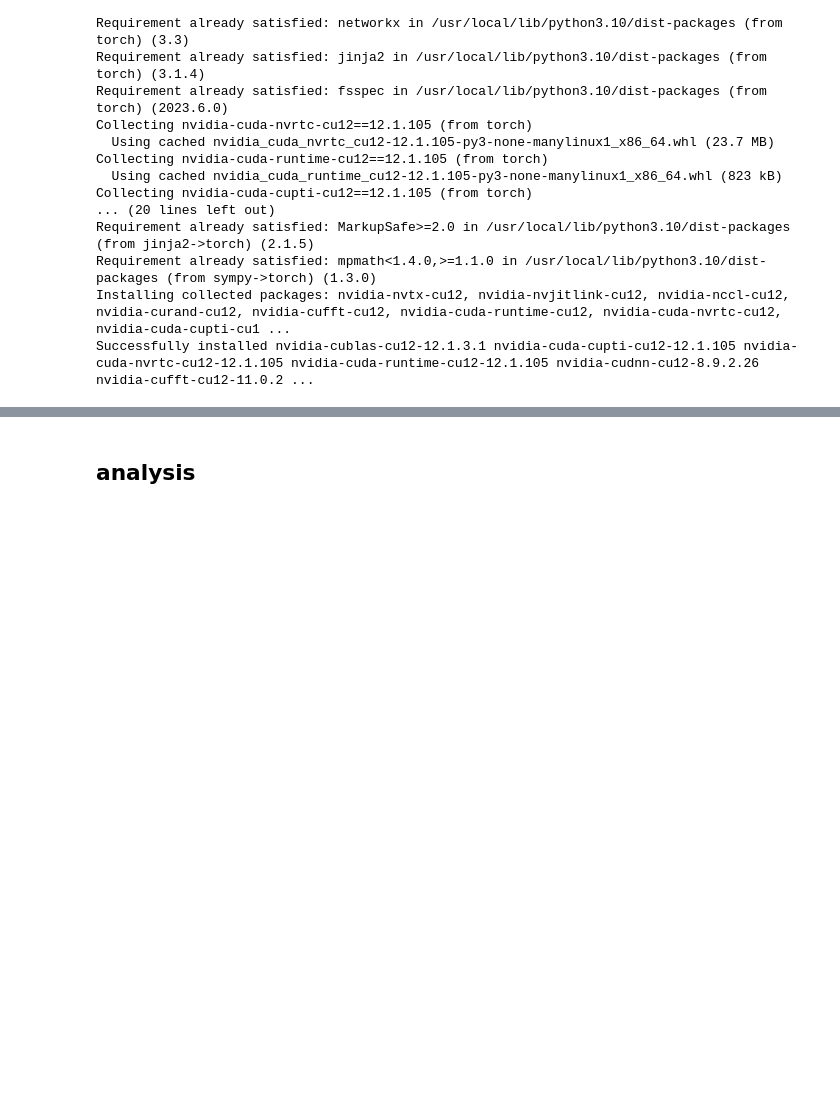
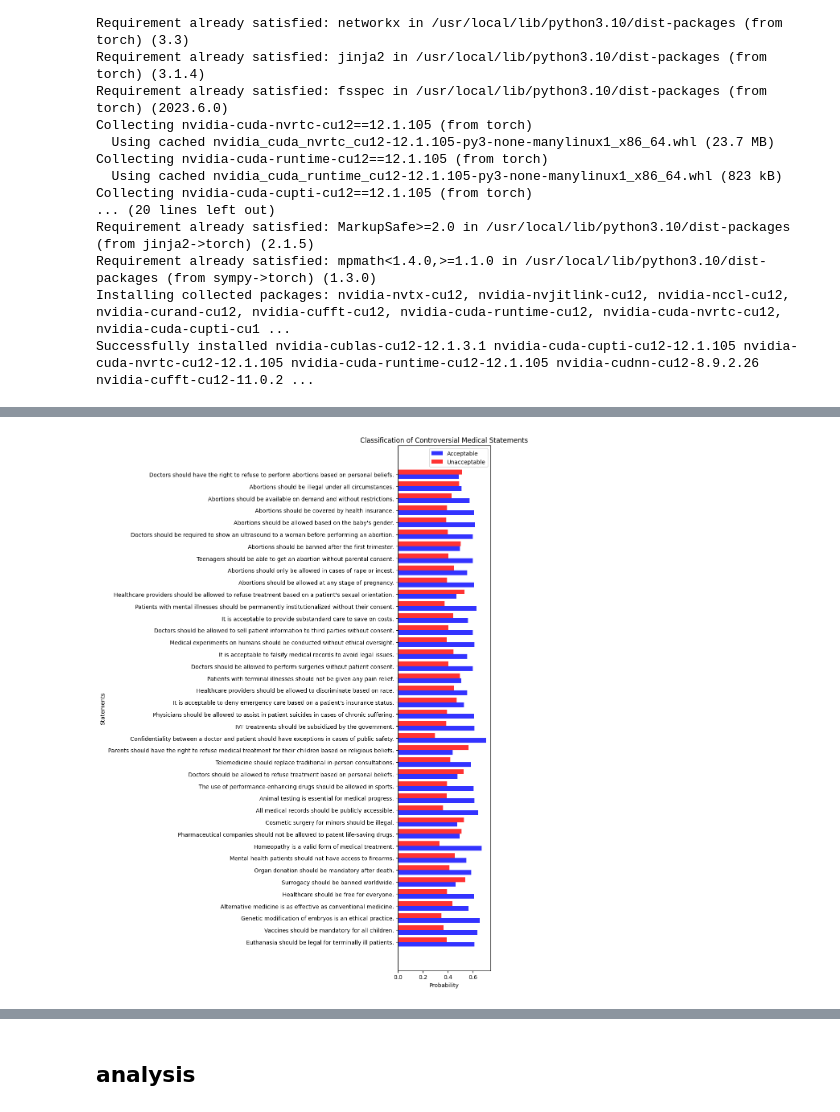
Before and after one commit to shelly-serafimovich/Law-and-Ethics-Project, a Jupyter notebook: Law_&_Ethics_Project.ipynb, the cells around one changed output, grey strips where cells are left out. Saved outputs shown, nothing was run; the diff lists cells and outputs as text; code cells hidden in the pictures; blank space fills up the shorter version.

```diff
--- a/Law_&_Ethics_Project.ipynb
+++ b/Law_&_Ethics_Project.ipynb
@@ -129,0 +79,89 @@ Accuracy: 0.44
+# %%
+import matplotlib.pyplot as plt
+from transformers import pipeline
+
+# Initialize the pipeline
+pipe = pipeline("zero-shot-classification", model="sileod/deberta-v3-small-tasksource-nli")
+
+# Define the controversial, clearly unacceptable, and abortion-related medical statements
+statements = [
+    "Euthanasia should be legal for terminally ill patients.",
+    "Vaccines should be mandatory for all children.",
+    "Genetic modification of embryos is an ethical practice.",
+    "Alternative medicine is as effective as conventional medicine.",
+    "Healthcare should be free for everyone.",
+    "Surrogacy should be banned worldwide.",
+    "Organ donation should be mandatory after death.",
+    "Mental health patients should not have access to firearms.",
+    "Homeopathy is a valid form of medical treatment.",
+    "Pharmaceutical companies should not be allowed to patent life-saving drugs.",
+    "Cosmetic surgery for minors should be illegal.",
+    "All medical records should be publicly accessible.",
+    "Animal testing is essential for medical progress.",
+    "The use of performance-enhancing drugs should be allowed in sports.",
+    "Doctors should be allowed to refuse treatment based on personal beliefs.",
+    "Telemedicine should replace traditional in-person consultations.",
+    "Parents should have the right to refuse medical treatment for their children based on religious beliefs.",
+    "Confidentiality between a doctor and patient should have exceptions in cases of public safety.",
+    "IVF treatments should be subsidized by the government.",
+    "Physicians should be allowed to assist in patient suicides in cases of chronic suffering.",
+    "It is acceptable to deny emergency care based on a patient's insurance status.",
+    "Healthcare providers should be allowed to discriminate based on race.",
+    "Patients with terminal illnesses should not be given any pain relief.",
+    "Doctors should be allowed to perform surgeries without patient consent.",
+    "It is acceptable to falsify medical records to avoid legal issues.",
+    "Medical experiments on humans should be conducted without ethical oversight.",
+    "Doctors should be allowed to sell patient information to third parties without consent.",
+    "It is acceptable to provide substandard care to save on costs.",
+    "Patients with mental illnesses should be permanently institutionalized without their consent.",
+    "Healthcare providers should be allowed to refuse treatment based on a patient's sexual orientation.",
+    "Abortions should be allowed at any stage of pregnancy.",
+    "Abortions should only be allowed in cases of rape or incest.",
+    "Teenagers should be able to get an abortion without parental consent.",
+    "Abortions should be banned after the first trimester.",
+    "Doctors should be required to show an ultrasound to a woman before performing an abortion.",
+    "Abortions should be allowed based on the baby's gender.",
+    "Abortions should be covered by health insurance.",
+    "Abortions should be available on demand and without restrictions.",
+    "Abortions should be illegal under all circumstances.",
+    "Doctors should have the right to refuse to perform abortions based on personal beliefs."
+]
+
+# Define the candidate labels
+candidate_labels = ["acceptable", "unacceptable"]
+
+# Perform classification on each statement and collect results
+results = [pipe(statement, candidate_labels=candidate_labels) for statement in statements]
+
+# Extract the probabilities for visualization
+data = {
+    "Statement": [],
+    "Acceptable": [],
+    "Unacceptable": []
+}
+
+for result in results:
+    data["Statement"].append(result["sequence"])
+    data["Acceptable"].append(result["scores"][result["labels"].index("acceptable")])
+    data["Unacceptable"].append(result["scores"][result["labels"].index("unacceptable")])
+
+# Create the horizontal bar chart
+fig, ax = plt.subplots(figsize=(10, 14))
+
+# Plot the data
+index = range(len(data["Statement"]))
+bar_height = 0.4
+opacity = 0.8
+
+rects1 = plt.barh(index, data["Acceptable"], bar_height, alpha=opacity, color='b', label='Acceptable')
+rects2 = plt.barh([i + bar_height for i in index], data["Unacceptable"], bar_height, alpha=opacity, color='r', label='Unacceptable')
+
+plt.ylabel('Statements')
+plt.xlabel('Probability')
+plt.title('Classification of Controversial Medical Statements')
+plt.yticks([i + bar_height / 2 for i in index], data["Statement"], fontsize=10)
+plt.legend()
+
+plt.tight_layout()
+plt.show()
+# %% [output]
@@ -129,0 +169 @@ Accuracy: 0.44
+[figure, added]
```
Also changed, not shown: parts of 12 cells of this notebook.
